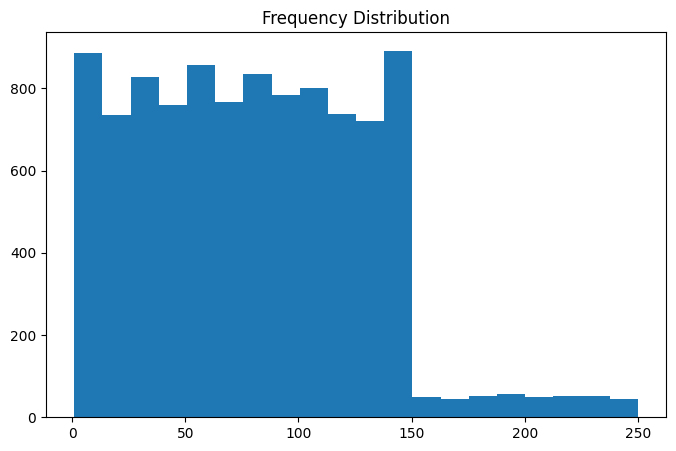
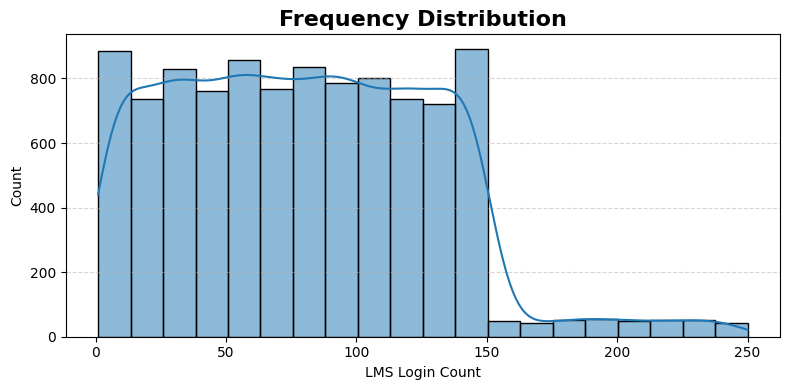
The notebook cell's code change between the first figure and the second:
--- before
+++ after
@@ -1,10 +1,28 @@
-plt.figure(figsize=(8,5))
+plt.figure(figsize=(8,4))
 
-plt.hist(rfm['Frequency'], bins=20)
+sns.histplot(
+    rfm['Frequency'],
+    bins=20,
+    kde=True,
+    edgecolor='black'
+)
 
-plt.title("Frequency Distribution")
+plt.title(
+    "Frequency Distribution",
+    fontsize=16,
+    fontweight='bold'
+)
+
+plt.xlabel("LMS Login Count")
+plt.ylabel("Count")
+
+plt.grid(axis='y', linestyle='--', alpha=0.5)
+
+plt.tight_layout()
 
 plt.savefig(
-    "Output_Charts/Frequency_Distribution.png"
+    "Output_Charts/Frequency_Distribution.png",
+    dpi=300,
+    bbox_inches='tight'
 )
 

Commit: Updated EDA and Student Segmentation Charts